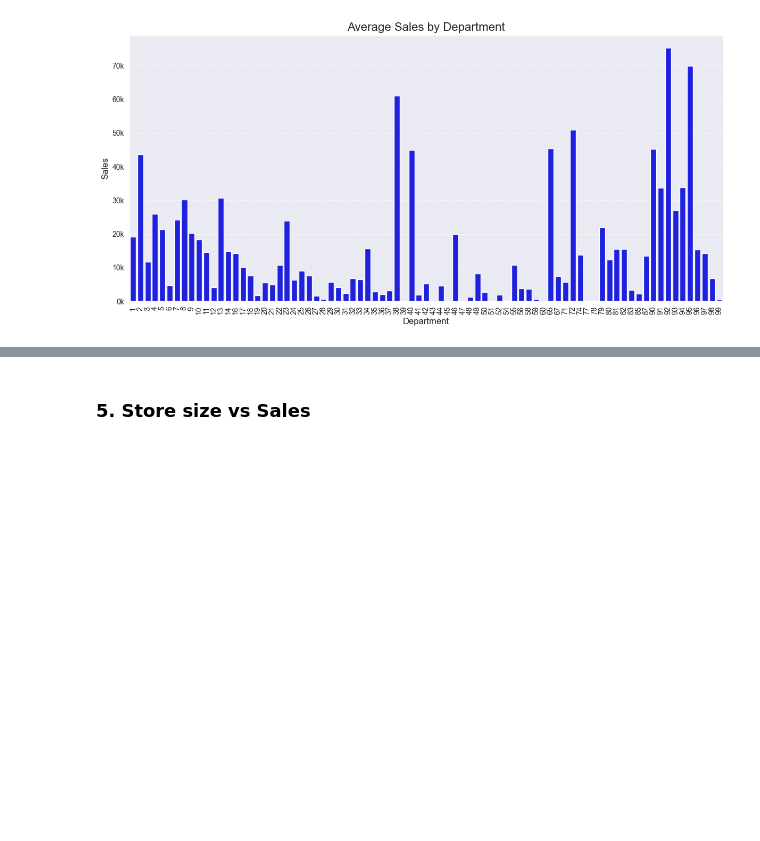
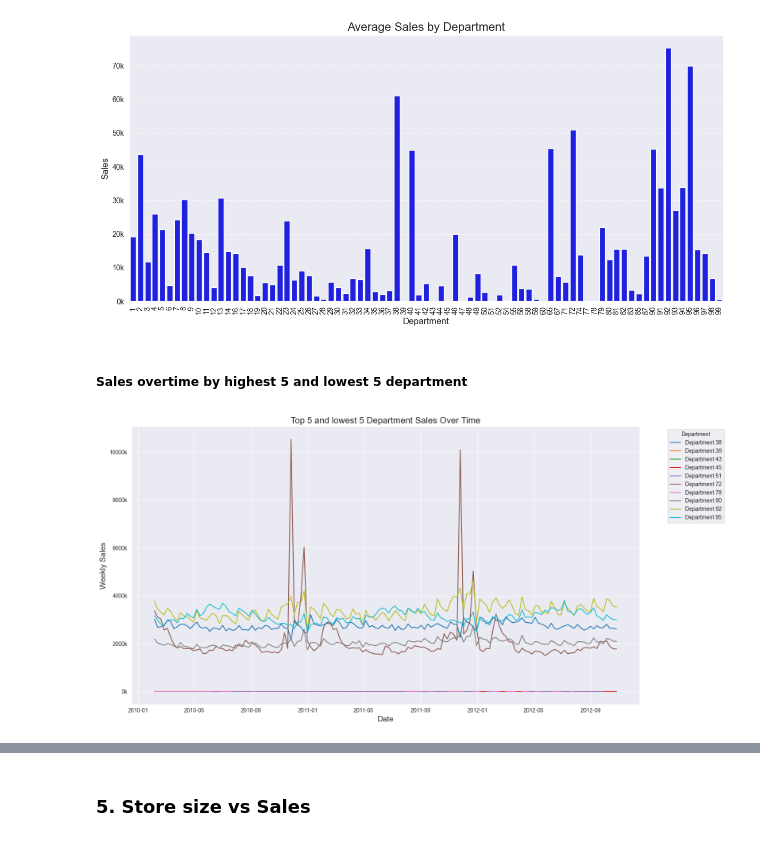
Before and after one commit to ishara084/CS6850_DA_Project, a Jupyter notebook: EDA_summarization_visualization.ipynb, the cells around one changed output, grey strips where cells are left out. Drawn from its saved outputs; the diff is of its cells as text; code cells hidden in the pictures; blank space fills up the shorter version.

```diff
--- a/EDA_summarization_visualization.ipynb
+++ b/EDA_summarization_visualization.ipynb
@@ -233,3 +235,33 @@ plt.tight_layout()
 plt.show()
 # %% [output]
 [figure]
+# %% [markdown]
+##### Sales overtime by highest 5 and lowest 5 department
+# %%
+# Aggregate sales data for each department over time
+department_sales = df.groupby(['Date', 'Dept'])['Weekly_Sales'].sum().unstack()
+
+# Calculate average weekly sales for each department
+average_sales = department_sales.mean().sort_values(ascending=False)
+
+# Select the top 5 and bottom 5 departments with the highest and lowest average sales
+top_5_departments = average_sales.head(5).index
+bottom_5_departments = average_sales.tail(5).index
+selected_departments = top_5_departments.union(bottom_5_departments)
+filtered_sales = department_sales[selected_departments]
+
+# Plot the data
+plt.figure(figsize=(16, 8))
+for department in filtered_sales.columns:
+    plt.plot(filtered_sales.index, filtered_sales[department], label=f'Department {department}')
+
+plt.title('Top 5 and lowest 5 Department Sales Over Time', fontsize=16)
+plt.xlabel('Date', fontsize=14)
+plt.ylabel('Weekly Sales', fontsize=14)
+plt.gca().yaxis.set_major_formatter(plt.FuncFormatter(lambda x, _: f'{int(x/1000)}k'))
+plt.legend(title='Department', bbox_to_anchor=(1.05, 1), loc='upper left')
+plt.tight_layout()
+
+plt.show()
+# %% [output]
+[figure, added]
```
Also changed, not shown: parts of 5 cells of this notebook.
